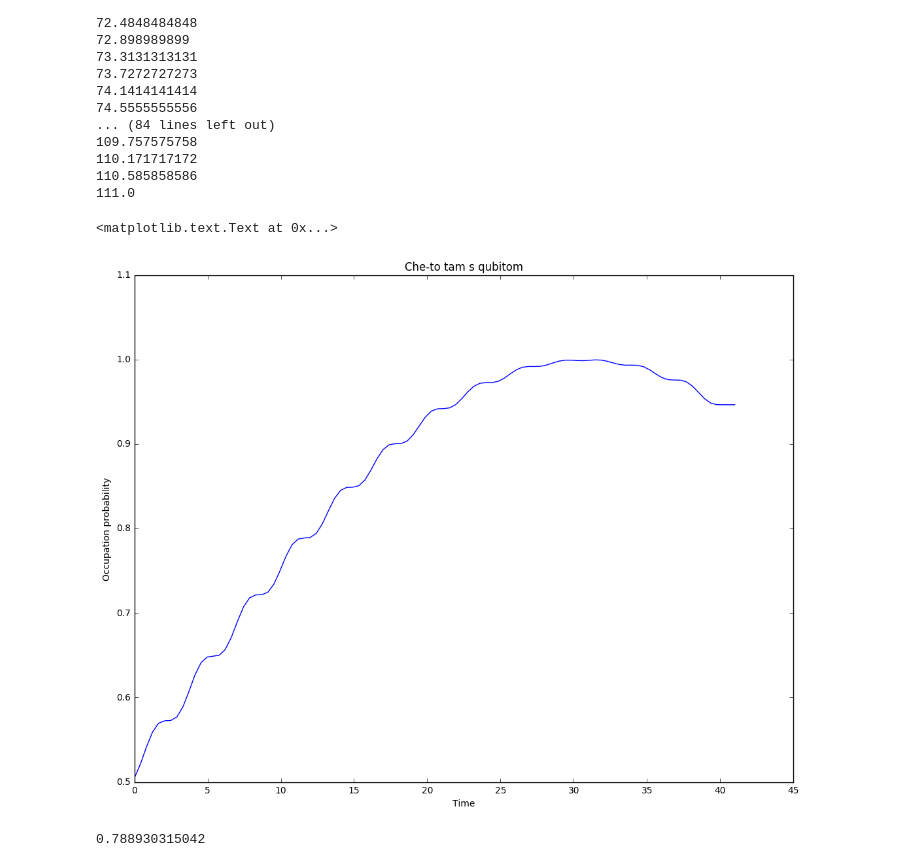
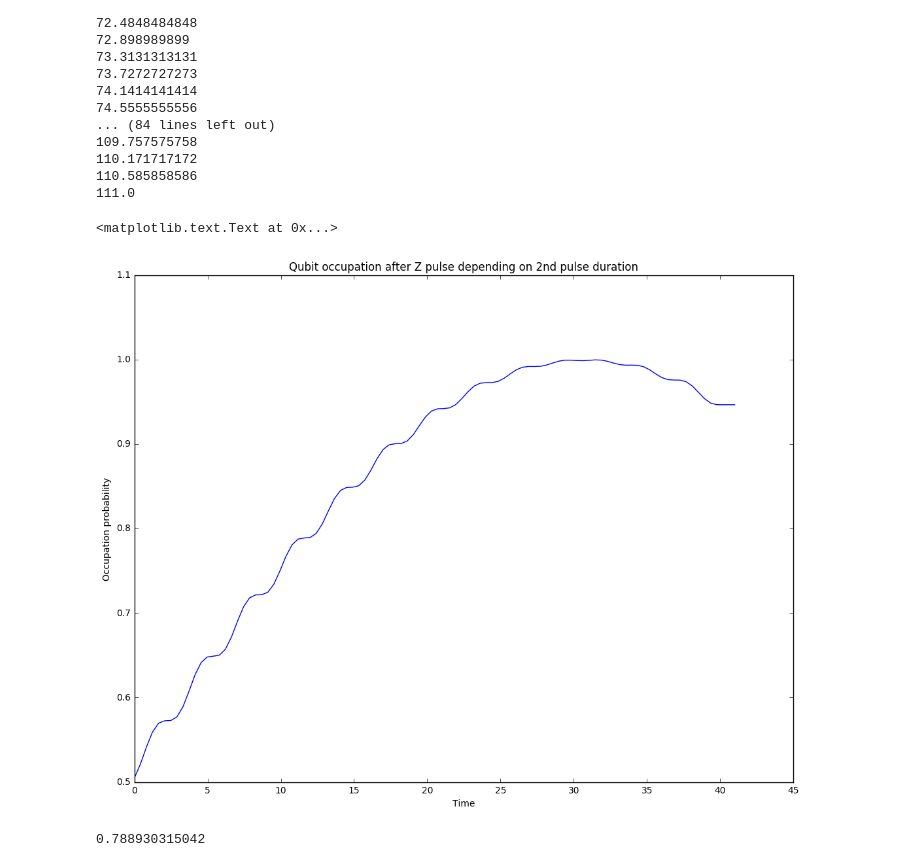
Before and after one commit to safoex/qubitlab, a Jupyter notebook: python/qutip/pulses 2d.ipynb, the cells around one changed output. Cells and saved outputs as stored; diff of their text form; code cells hidden in the pictures.

Commit message:
z pulse

```diff
--- a/python/qutip/pulses 2d.ipynb
+++ b/python/qutip/pulses 2d.ipynb
@@ -128,15 +128,15 @@ for s in results:
     t2list.append(t)
 # %%
 fig, axes = plt.subplots(1,1, figsize=(13,10), sharex=True)
-axes.set_title('Che-to tam s qubitom');
+axes.set_title('Qubit occupation after Z pulse depending on 2nd pulse duration');
 axes.plot(t2list, occlist)
 axes.set_ylim(0.5,1.1)
 axes.legend()
 axes.set_xlabel('Time')
 axes.set_ylabel('Occupation probability')
 # %% [output]
 <matplotlib.text.Text at 0x...>
-[figure, old version]
+[figure, new version]
 # %%
 oldoutput = output
 # %%
```
